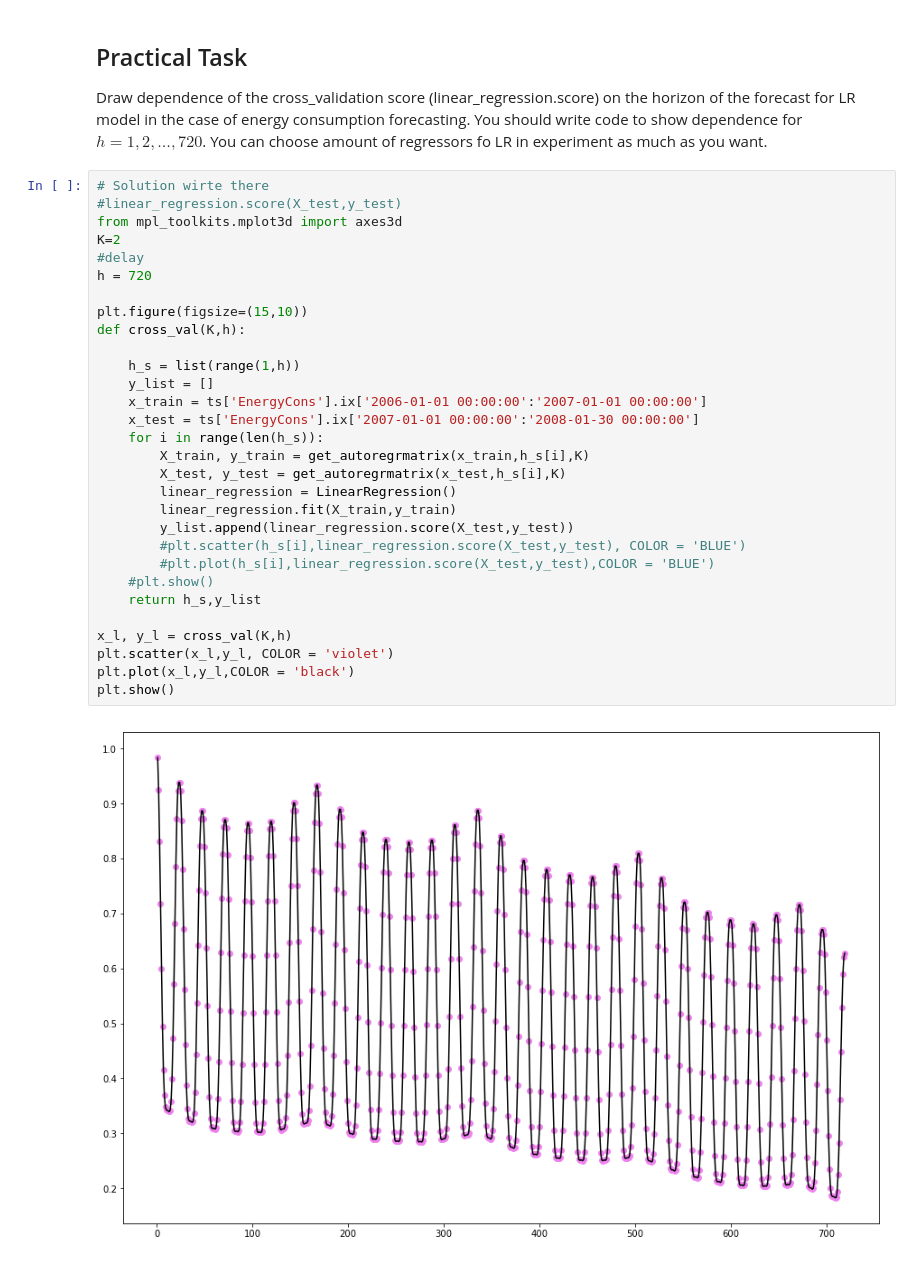
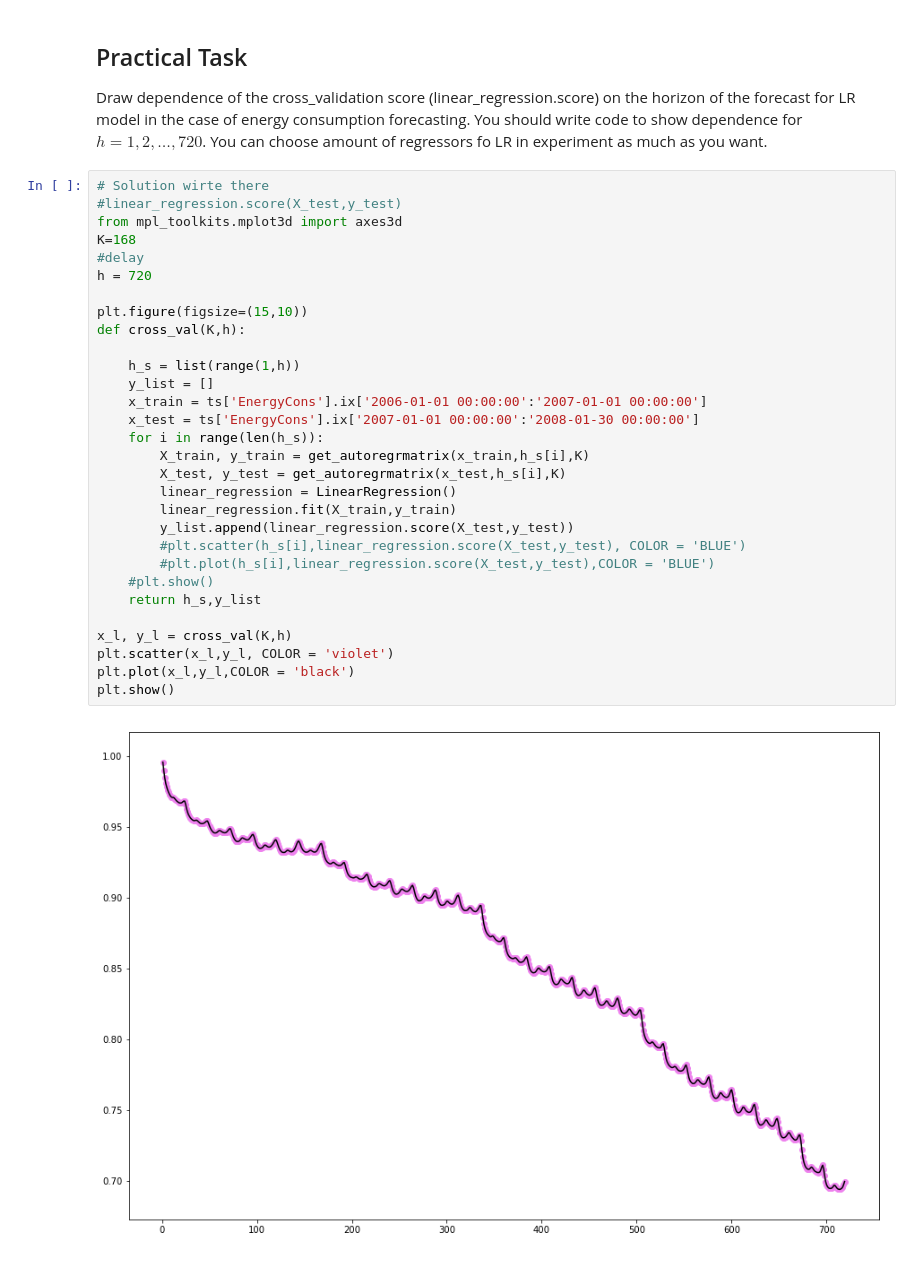
Before and after one commit to aca-ml-training/ML_Team, a Jupyter notebook: TSA/1_Intro_TS_Shahane.ipynb, the cells around one changed output. Saved outputs shown, nothing was run; the diff lists cells and outputs as text.

```diff
--- a/TSA/1_Intro_TS_Shahane.ipynb
+++ b/TSA/1_Intro_TS_Shahane.ipynb
@@ -301,32 +303,32 @@ Draw dependence of the cross_validation score (linear_regression.score) on the h
 # %%
 # Solution wirte there
 #linear_regression.score(X_test,y_test)
 from mpl_toolkits.mplot3d import axes3d
-K=2
+K=168
 #delay
 h = 720
 
 plt.figure(figsize=(15,10))
 def cross_val(K,h):
 
     h_s = list(range(1,h))
     y_list = []
     x_train = ts['EnergyCons'].ix['2006-01-01 00:00:00':'2007-01-01 00:00:00']
     x_test = ts['EnergyCons'].ix['2007-01-01 00:00:00':'2008-01-30 00:00:00']
     for i in range(len(h_s)):
         X_train, y_train = get_autoregrmatrix(x_train,h_s[i],K)
         X_test, y_test = get_autoregrmatrix(x_test,h_s[i],K)
         linear_regression = LinearRegression()
         linear_regression.fit(X_train,y_train)
         y_list.append(linear_regression.score(X_test,y_test))
         #plt.scatter(h_s[i],linear_regression.score(X_test,y_test), COLOR = 'BLUE')
         #plt.plot(h_s[i],linear_regression.score(X_test,y_test),COLOR = 'BLUE')
     #plt.show()
     return h_s,y_list
 
 x_l, y_l = cross_val(K,h)
 plt.scatter(x_l,y_l, COLOR = 'violet')
 plt.plot(x_l,y_l,COLOR = 'black')
 plt.show()
 # %% [output]
-[figure, old version]
+[figure, new version]
```
Also changed, not shown: parts of 2 cells of this notebook, 4 other files.
